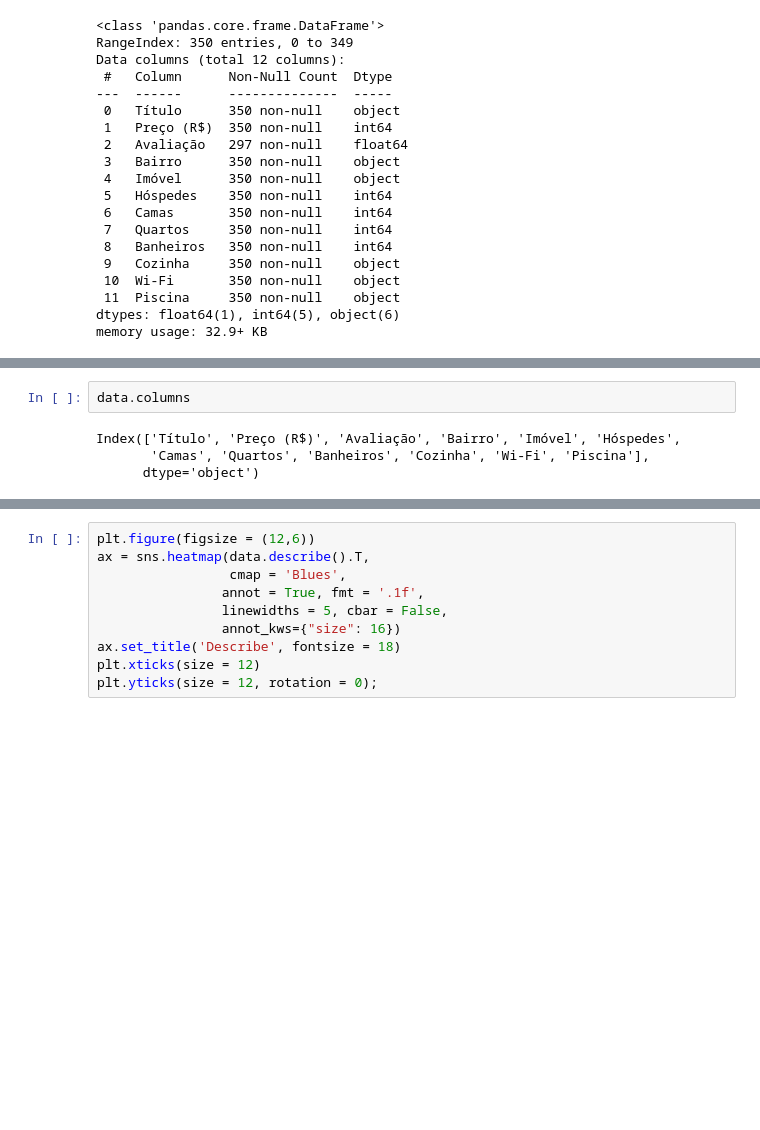
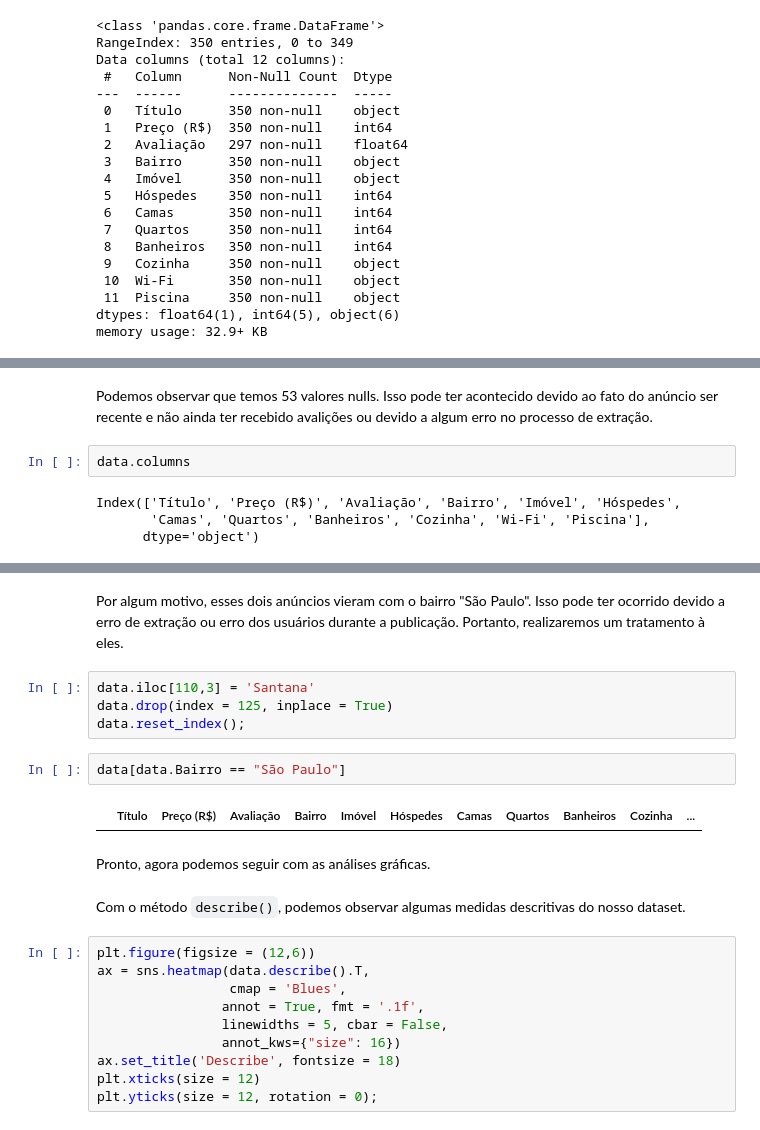
Before and after one commit to Lahiry/Webnb, a Jupyter notebook: Webnb_EA.ipynb, the cells around one changed output, grey strips where cells are left out. Cells and saved outputs as stored; diff of their text form; blank space fills up the shorter version.

```diff
--- a/Webnb_EA.ipynb
+++ b/Webnb_EA.ipynb
@@ -72,3 +108,5 @@ data.loc[data['Avaliação'].isnull(), :]
+# %% [markdown]
+Podemos observar que temos 53 valores nulls. Isso pode ter acontecido devido ao fato do anúncio ser recente e não ainda ter recebido avalições ou devido a algum erro no processo de extração.
 # %%
 data.columns
 # %% [output]
@@ -81,6 +119,20 @@ data[data.Bairro == "São Paulo"]
 |  | Título | Preço (R$) | Avaliação | Bairro | Imóvel | Hóspedes | Camas | Quartos | Banheiros | Cozinha | ... |
 | 110 | Casa confortável e com privacidad... | 65 | 5.0 | São Paulo | Quarto inteiro | 2 | 1 | 1 | 2 | Não tem | ... |
 | 125 | Studio no 18° Andar | 121 | 5.0 | São Paulo | Apartamento inteiro | 2 | 1 | 1 | 1 | Tem | ... |
+# %% [markdown]
+Por algum motivo, esses dois anúncios vieram com o bairro "São Paulo". Isso pode ter ocorrido devido a erro de extração ou erro dos usuários durante a publicação. Portanto, realizaremos um tratamento à eles.
+# %%
+data.iloc[110,3] = 'Santana'
+data.drop(index = 125, inplace = True)
+data.reset_index();
+# %%
+data[data.Bairro == "São Paulo"]
+# %% [output]
+|  | Título | Preço (R$) | Avaliação | Bairro | Imóvel | Hóspedes | Camas | Quartos | Banheiros | Cozinha | ... |
+# %% [markdown]
+Pronto, agora podemos seguir com as análises gráficas.
+# %% [markdown]
+Com o método `describe()`, podemos observar algumas medidas descritivas do nosso dataset.
 # %%
 plt.figure(figsize = (12,6))
 ax = sns.heatmap(data.describe().T,
```
Also changed, not shown: parts of 13 cells of this notebook.
